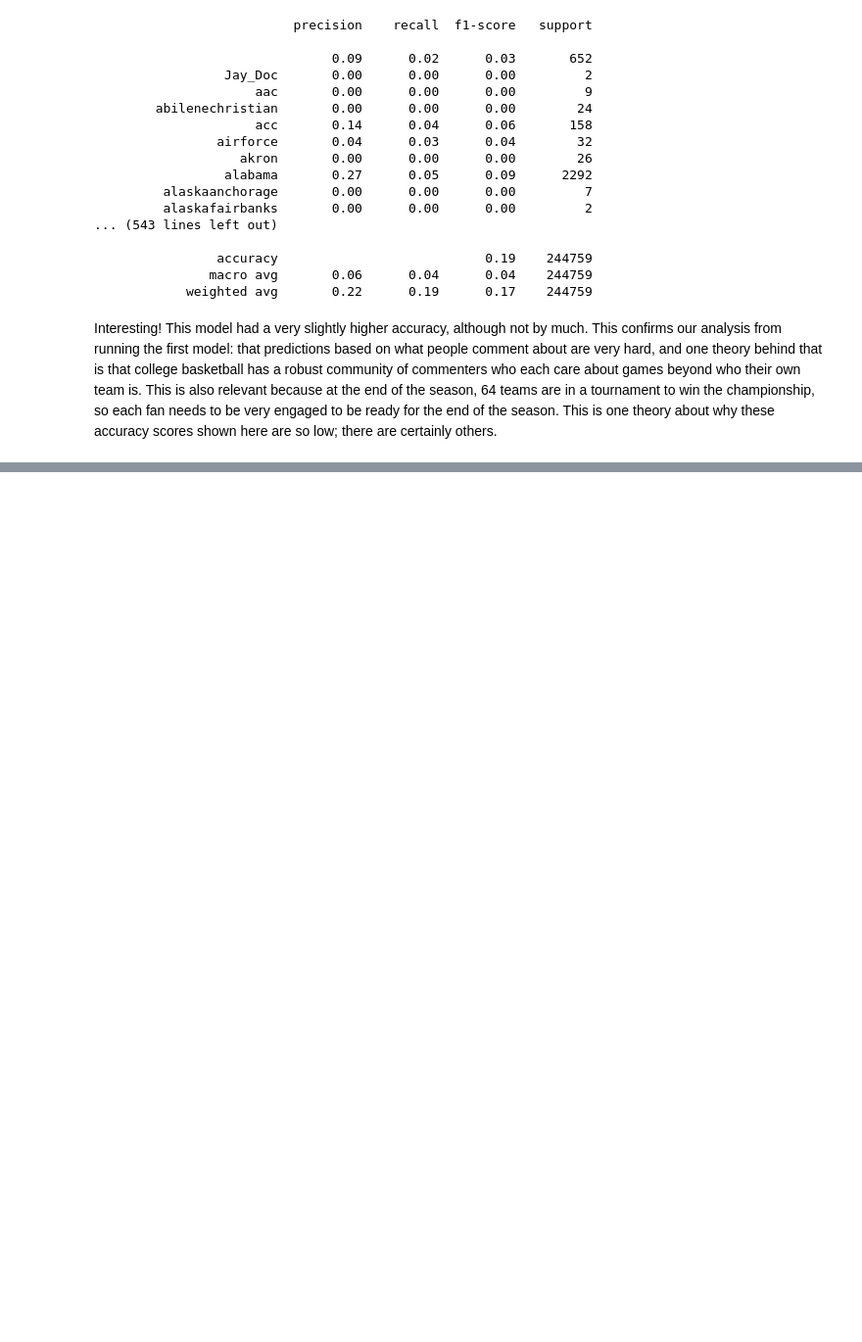
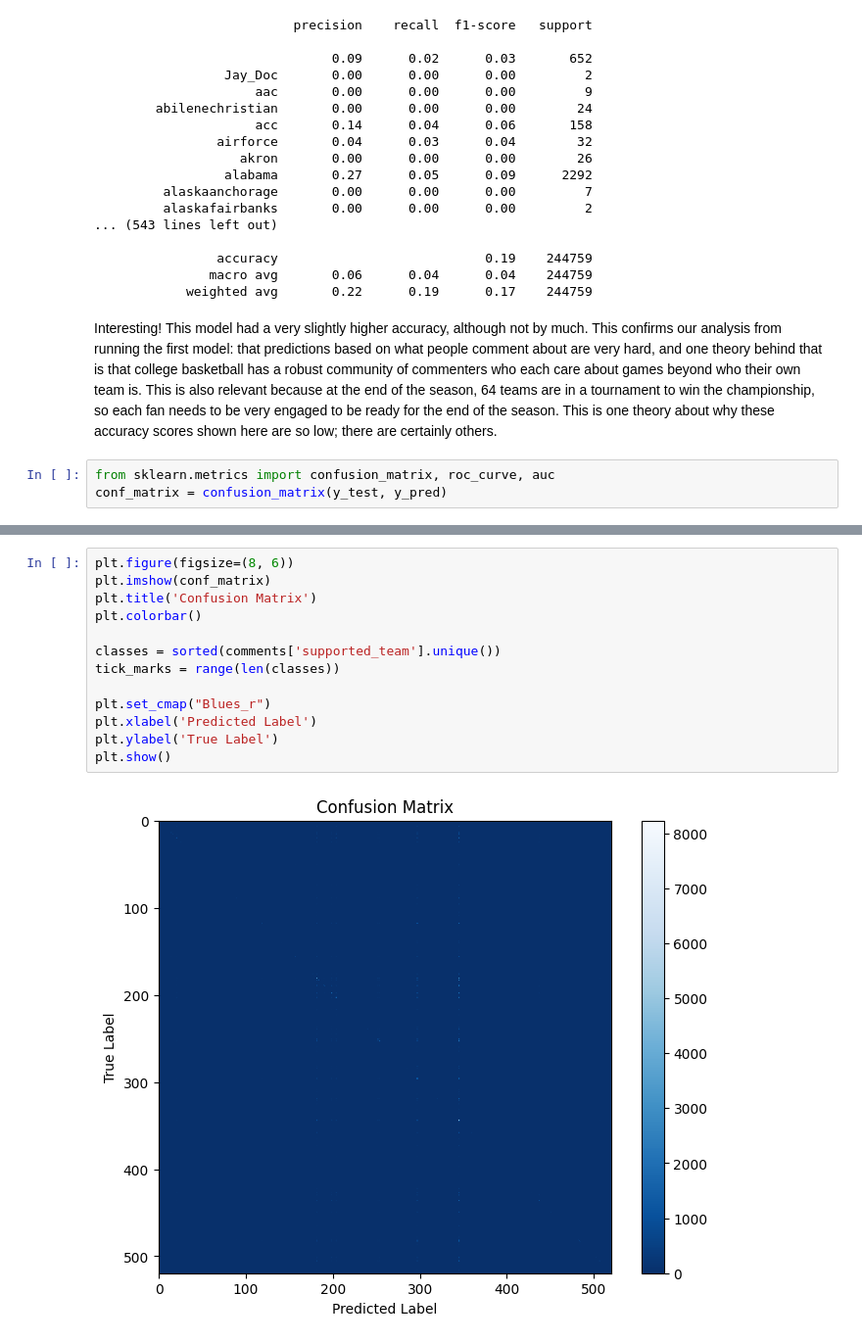
Before and after one commit to gu-dsan6000/fall-2023-reddit-project-team-26, a Jupyter notebook: code/ml/ML_q2.ipynb, the cells around one changed output, grey strips where cells are left out. Shown at 98% size. Saved outputs shown, nothing was run; the diff lists cells and outputs as text; blank space fills up the shorter version.

```diff
--- a/code/ml/ML_q2.ipynb
+++ b/code/ml/ML_q2.ipynb
@@ -166,3 +162,6 @@ Accuracy: 0.18630571296663248
             weighted avg       0.22      0.19      0.17    244759
 # %% [markdown]
 Interesting! This model had a very slightly higher accuracy, although not by much. This confirms our analysis from running the first model: that predictions based on what people comment about are very hard, and one theory behind that is that college basketball has a robust community of commenters who each care about games beyond who their own team is. This is also relevant because at the end of the season, 64 teams are in a tournament to win the championship, so each fan needs to be very engaged to be ready for the end of the season. This is one theory about why these accuracy scores shown here are so low; there are certainly others.
+# %%
+from sklearn.metrics import confusion_matrix, roc_curve, auc
+conf_matrix = confusion_matrix(y_test, y_pred)
@@ -168,0 +178,15 @@ Interesting! This model had a very slightly higher accuracy, although not by muc
+# %%
+plt.figure(figsize=(8, 6))
+plt.imshow(conf_matrix)
+plt.title('Confusion Matrix')
+plt.colorbar()
+
+classes = sorted(comments['supported_team'].unique())
+tick_marks = range(len(classes))
+
+plt.set_cmap("Blues_r")
+plt.xlabel('Predicted Label')
+plt.ylabel('True Label')
+plt.show()
+# %% [output]
+[figure, added]
```
Also changed, not shown: parts of 3 cells of this notebook.
